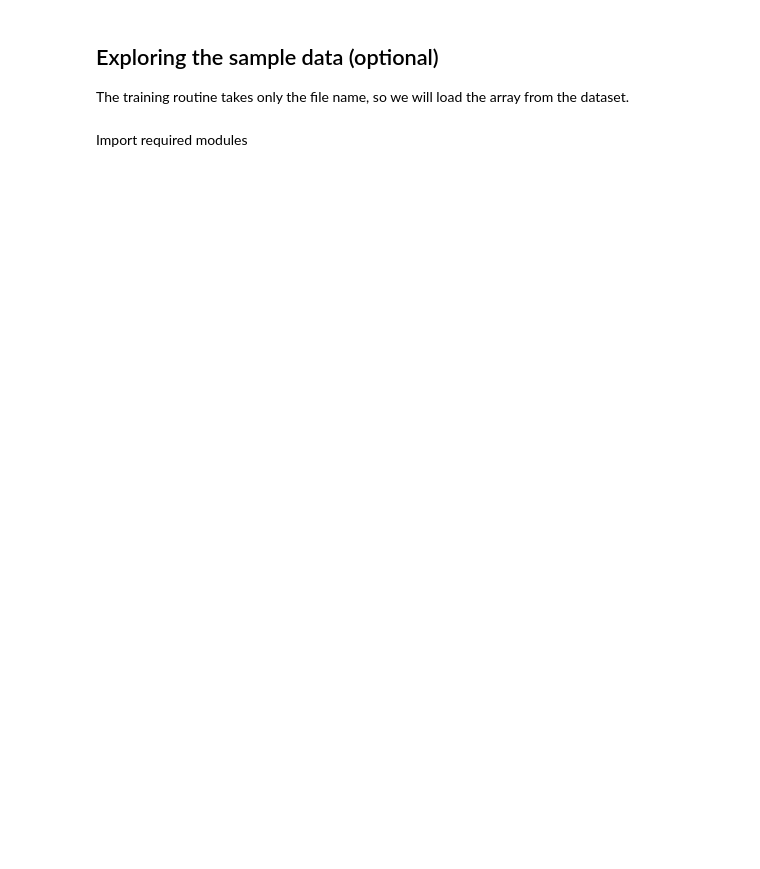
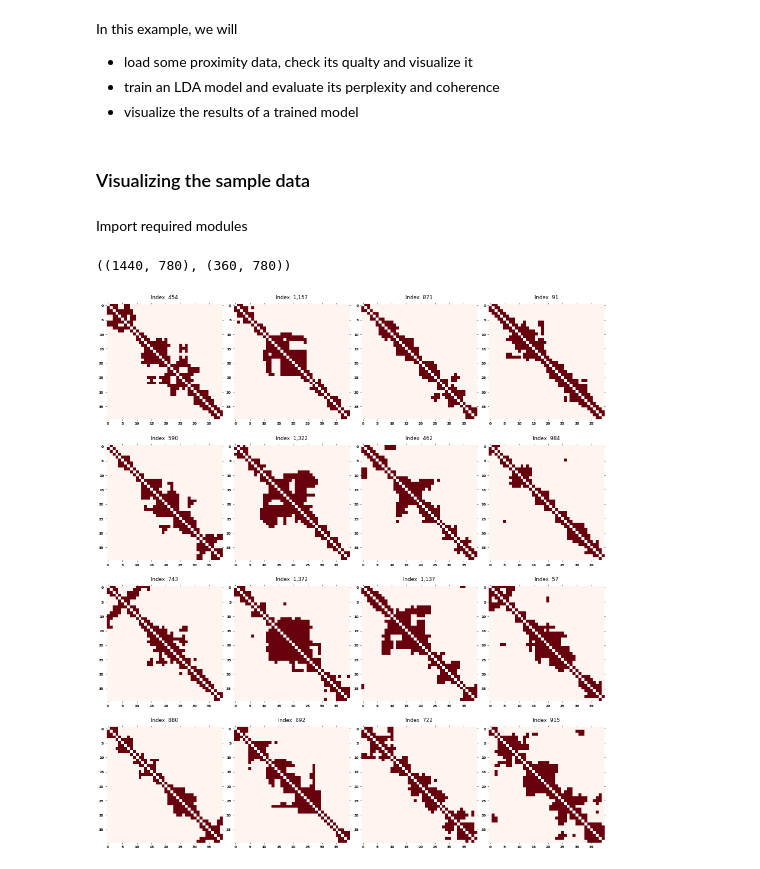
Before and after one commit to ggautham07/topic3d, a Jupyter notebook: examples/training.ipynb, the cells around one changed output. Drawn from its saved outputs; the diff is of its cells as text; code cells hidden in the pictures; blank space fills up the shorter version.

```diff
--- a/examples/training.ipynb
+++ b/examples/training.ipynb
@@ -3,7 +5,10 @@
+# %% [markdown]
+In this example, we will
+- load some proximity data, check its qualty and visualize it
+- train an LDA model and evaluate its perplexity and coherence
+- visualize the results of a trained model
 # %% [markdown]
-## Exploring the sample data (optional)
-
-The training routine takes only the file name, so we will load the array from the dataset.
+### Visualizing the sample data
 # %% [markdown]
 Import required modules
 # %%
@@ -10,0 +24,15 @@ import numpy as np
+# %%
+data_train_sim = PWProxArrayStack(np.load("./data/sample_sim_train.npy"))
+data_test_sim = PWProxArrayStack(np.load("./data/sample_sim_test.npy"))
+data_train_sim.shape, data_test_sim.shape
+# %% [output]
+((1440, 780), (360, 780))
+# %%
+fig = data_train_sim.plot_random_examples(num_items=16,
+                                          random_seed=None,
+                                          form="square",
+                                          include_cbar=False)
+fig.set_dpi(48)
+fig.show()
+# %% [output]
+[figure, added]
```
Also changed, not shown: parts of 36 cells of this notebook, 15 other files.
